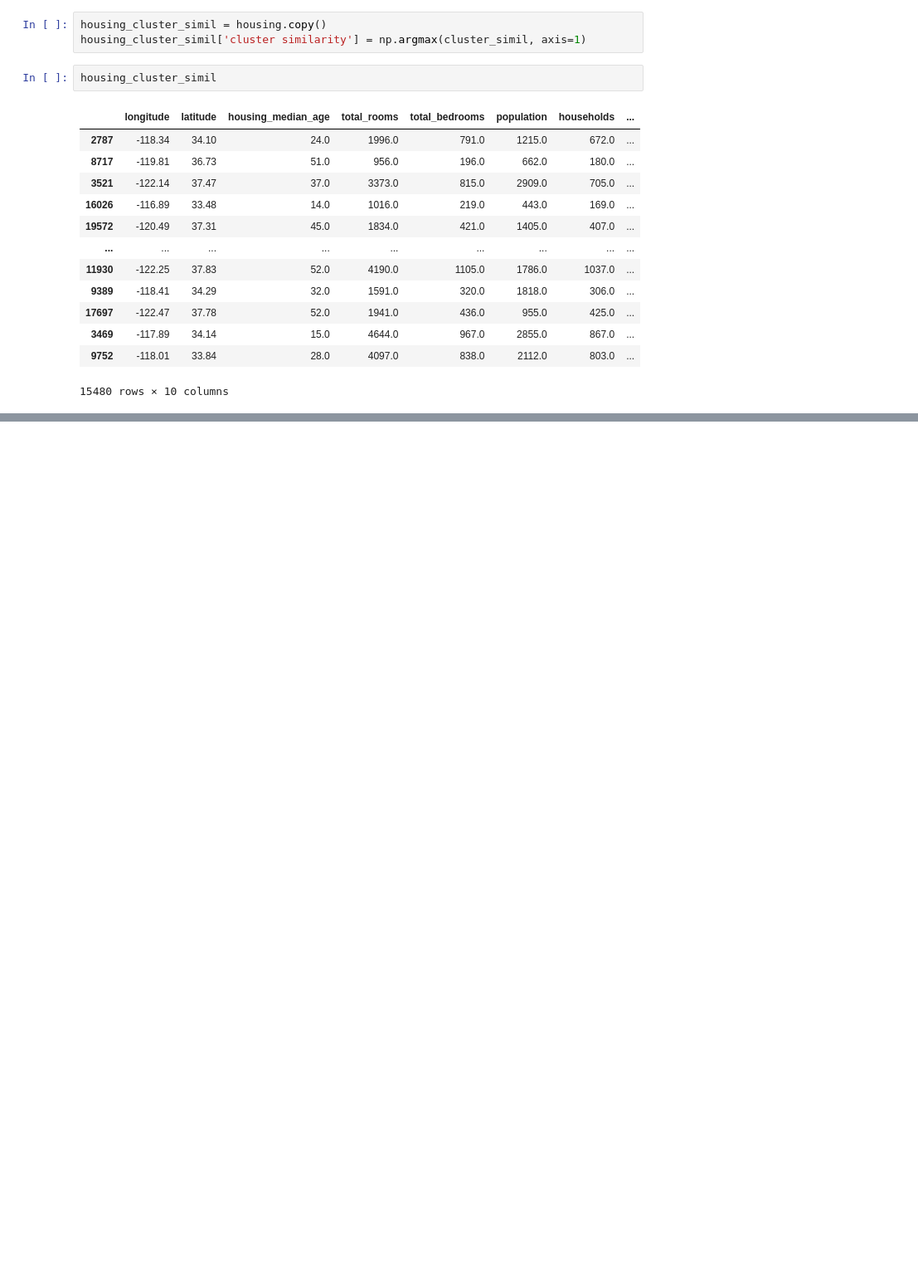
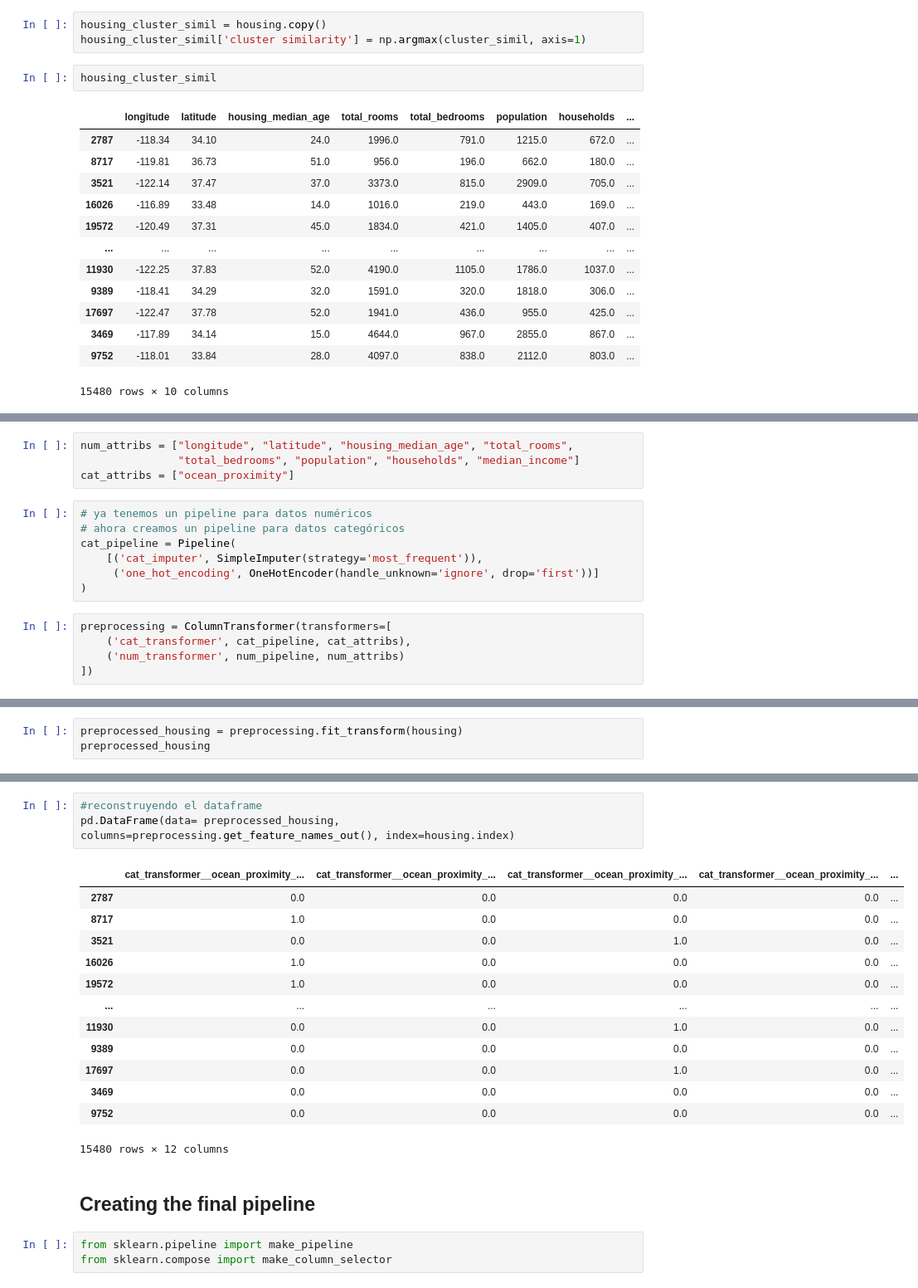
Before and after one commit to SDCaFlo/ML-HandsOn, a Jupyter notebook: Chapter 2/end-to-end.ipynb, the cells around one changed output, grey strips where cells are left out. Shown at 83% size. Cells and saved outputs as stored; diff of their text form; blank space fills up the shorter version.

Commit message:
Added pipelines

```diff
--- a/Chapter 2/end-to-end.ipynb
+++ b/Chapter 2/end-to-end.ipynb
@@ -1006,0 +1072,16 @@ ax = sns.scatterplot(data=housing_cluster_simil, x='latitude', y='longitude', hu
+# %%
+num_attribs = ["longitude", "latitude", "housing_median_age", "total_rooms",
+               "total_bedrooms", "population", "households", "median_income"]
+cat_attribs = ["ocean_proximity"]
+# %%
+# ya tenemos un pipeline para datos numéricos
+# ahora creamos un pipeline para datos categóricos
+cat_pipeline = Pipeline(
+    [('cat_imputer', SimpleImputer(strategy='most_frequent')),
+     ('one_hot_encoding', OneHotEncoder(handle_unknown='ignore', drop='first'))]
+)
+# %%
+preprocessing = ColumnTransformer(transformers=[
+    ('cat_transformer', cat_pipeline, cat_attribs),
+    ('num_transformer', num_pipeline, num_attribs)
+])
@@ -1006,0 +1107,3 @@ ax = sns.scatterplot(data=housing_cluster_simil, x='latitude', y='longitude', hu
+# %%
+preprocessed_housing = preprocessing.fit_transform(housing)
+preprocessed_housing
@@ -1006,0 +1136,22 @@ ax = sns.scatterplot(data=housing_cluster_simil, x='latitude', y='longitude', hu
+# %%
+#reconstruyendo el dataframe
+pd.DataFrame(data= preprocessed_housing, columns=preprocessing.get_feature_names_out(), index=housing.index)
+# %% [output]
+|  | cat_transformer__ocean_proximity_... | cat_transformer__ocean_proximity_... | cat_transformer__ocean_proximity_... | cat_transformer__ocean_proximity_... | ... |
+| 2787 | 0.0 | 0.0 | 0.0 | 0.0 | ... |
+| 8717 | 1.0 | 0.0 | 0.0 | 0.0 | ... |
+| 3521 | 0.0 | 0.0 | 1.0 | 0.0 | ... |
+| 16026 | 1.0 | 0.0 | 0.0 | 0.0 | ... |
+| 19572 | 1.0 | 0.0 | 0.0 | 0.0 | ... |
+| ... | ... | ... | ... | ... | ... |
+| 11930 | 0.0 | 0.0 | 1.0 | 0.0 | ... |
+| 9389 | 0.0 | 0.0 | 0.0 | 0.0 | ... |
+| 17697 | 0.0 | 0.0 | 1.0 | 0.0 | ... |
+| 3469 | 0.0 | 0.0 | 0.0 | 0.0 | ... |
+| 9752 | 0.0 | 0.0 | 0.0 | 0.0 | ... |
+15480 rows × 12 columns
+# %% [markdown]
+## Creating the final pipeline
+# %%
+from sklearn.pipeline import make_pipeline
+from sklearn.compose import make_column_selector
```
Also changed, not shown: parts of 28 cells of this notebook.
